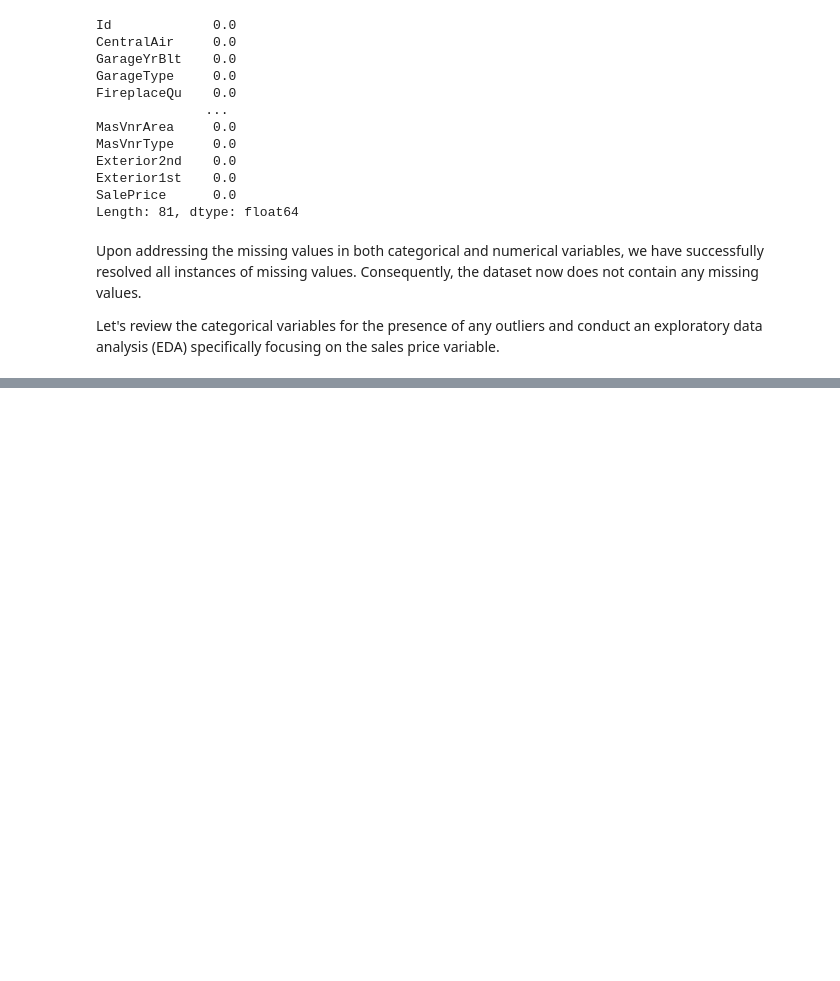
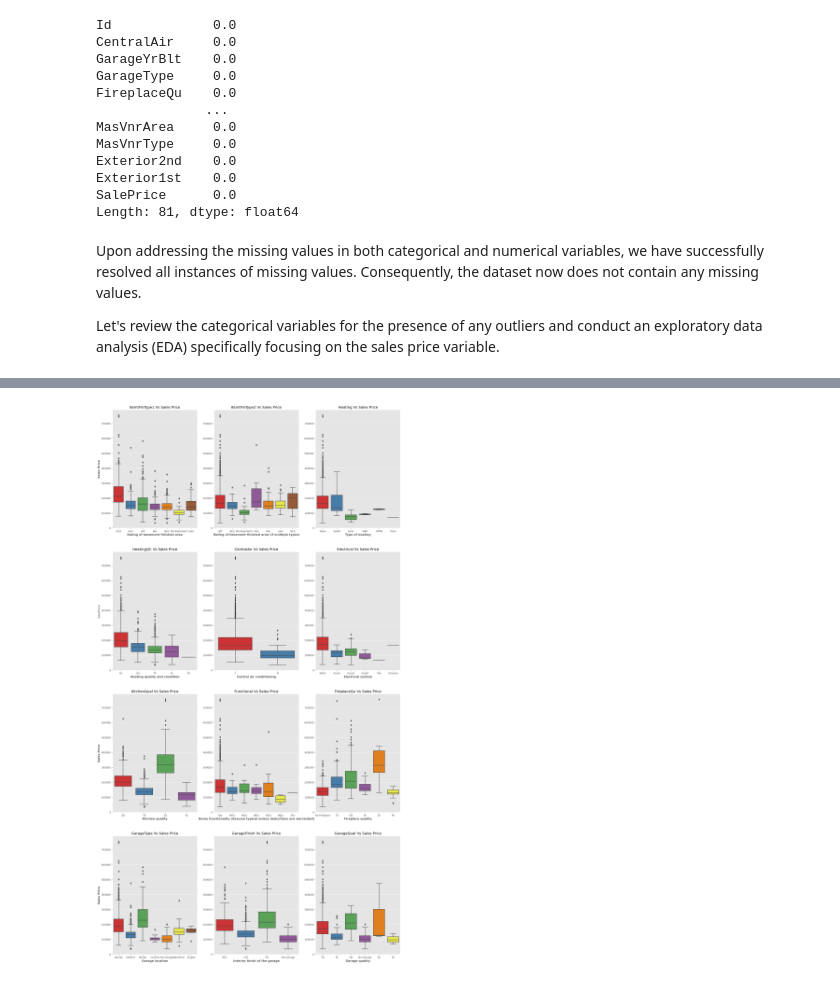
Before and after one commit to spidy95/HousePricePrediction, a Jupyter notebook: Part 1 House Price Prediction.ipynb, the cells around one changed output, grey strips where cells are left out. Cells and saved outputs as stored; diff of their text form; code cells hidden in the pictures; blank space fills up the shorter version.

```diff
--- a/Part 1 House Price Prediction.ipynb
+++ b/Part 1 House Price Prediction.ipynb
@@ -499,0 +736,86 @@ Let's review the categorical variables for the presence of any outliers and cond
+# %%
+fig = plt.figure(figsize = (21,40))
+
+plt.subplot(431)
+sns.boxplot(x='BsmtFinType1',y='SalePrice',data=df, palette="Set1")
+plt.title('BsmtFinType1 Vs Sales Price')
+plt.xlabel('Rating of basement finished area', fontsize=12, fontweight='bold')
+plt.ylabel('Sales Price', fontsize=12, fontweight='bold')
+
+
+plt.subplot(432)
+sns.boxplot(x='BsmtFinType2',y='SalePrice',data=df, palette="Set1").set(ylabel=None)
+plt.title('BsmtFinType2 Vs Sales Price')
+plt.xlabel('Rating of basement finished area (if multiple types)', fontsize=12, fontweight='bold')
+# plt.ylabel('Sales Price', fontsize=12)
+
+
+plt.subplot(433)
+sns.boxplot(x='Heating',y='SalePrice',data=df, palette="Set1").set(ylabel=None)
+plt.title('Heating Vs Sales Price')
+plt.xlabel('Type of heating', fontsize=12, fontweight='bold')
+# plt.ylabel('Sales Price', fontsize=12)
+
+
+plt.subplot(434)
+sns.boxplot(x='HeatingQC',y='SalePrice',data=df, palette="Set1")
+plt.title('HeatingQC Vs Sales Price')
+plt.xlabel('Heating quality and condition', fontsize=12, fontweight='bold')
+# plt.ylabel('Sales Price', fontsize=12)
+
+
+plt.subplot(435)
+sns.boxplot(x='CentralAir',y='SalePrice',data=df, palette="Set1").set(ylabel=None)
+plt.title('CentralAir Vs Sales Price')
+plt.xlabel('Central air conditioning', fontsize=12, fontweight='bold')
+# plt.ylabel('Sales Price', fontsize=12)
+
+
+plt.subplot(436)
+sns.boxplot(x='Electrical',y='SalePrice',data=df, palette="Set1").set(ylabel=None)
+plt.title('Electrical Vs Sales Price')
+plt.xlabel('Electrical system', fontsize=12, fontweight='bold')
+# plt.ylabel('Sales Price', fontsize=12)
+
+plt.subplot(437)
+sns.boxplot(x='KitchenQual',y='SalePrice',data=df, palette="Set1")
+plt.title('KitchenQual Vs Sales Price')
+plt.xlabel('Kitchen quality', fontsize=12, fontweight='bold')
+plt.ylabel('Sales Price', fontsize=12, fontweight='bold')
+
+
+plt.subplot(438)
+sns.boxplot(x='Functional',y='SalePrice',data=df, palette="Set1").set(ylabel=None)
+plt.title('Functional Vs Sales Price')
+plt.xlabel('Home functionality (Assume typical unless deductions are warranted)', fontsize=12, fontweight='bold')
+# plt.ylabel('Sales Price', fontsize=12)
+
+
+plt.subplot(439)
+sns.boxplot(x='FireplaceQu',y='SalePrice',data=df, palette="Set1").set(ylabel=None)
+plt.title('FireplaceQu Vs Sales Price')
+plt.xlabel('Fireplace quality', fontsize=12, fontweight='bold')
+# plt.ylabel('Sales Price', fontsize=12)
+
+plt.subplot(4,3,10)
+sns.boxplot(x='GarageType',y='SalePrice',data=df, palette="Set1")
+plt.title('GarageType Vs Sales Price')
+plt.xlabel('Garage location', fontsize=12, fontweight='bold')
+plt.ylabel('Sales Price', fontsize=12, fontweight='bold')
+
+
+plt.subplot(4,3,11)
+sns.boxplot(x='GarageFinish',y='SalePrice',data=df, palette="Set1").set(ylabel=None)
+plt.title('GarageFinish Vs Sales Price')
+plt.xlabel('Interior finish of the garage', fontsize=12, fontweight='bold')
+# plt.ylabel('Sales Price', fontsize=12)
+
+
+plt.subplot(4,3,12)
+sns.boxplot(x='GarageQual',y='SalePrice',data=df, palette="Set1").set(ylabel=None)
+plt.title('GarageQual Vs Sales Price')
+plt.xlabel('Garage quality', fontsize=12, fontweight='bold')
+# plt.ylabel('Sales Price', fontsize=12)
+plt.show()
+# %% [output]
+[figure, added]
```
Also changed, not shown: parts of 66 cells of this notebook.
